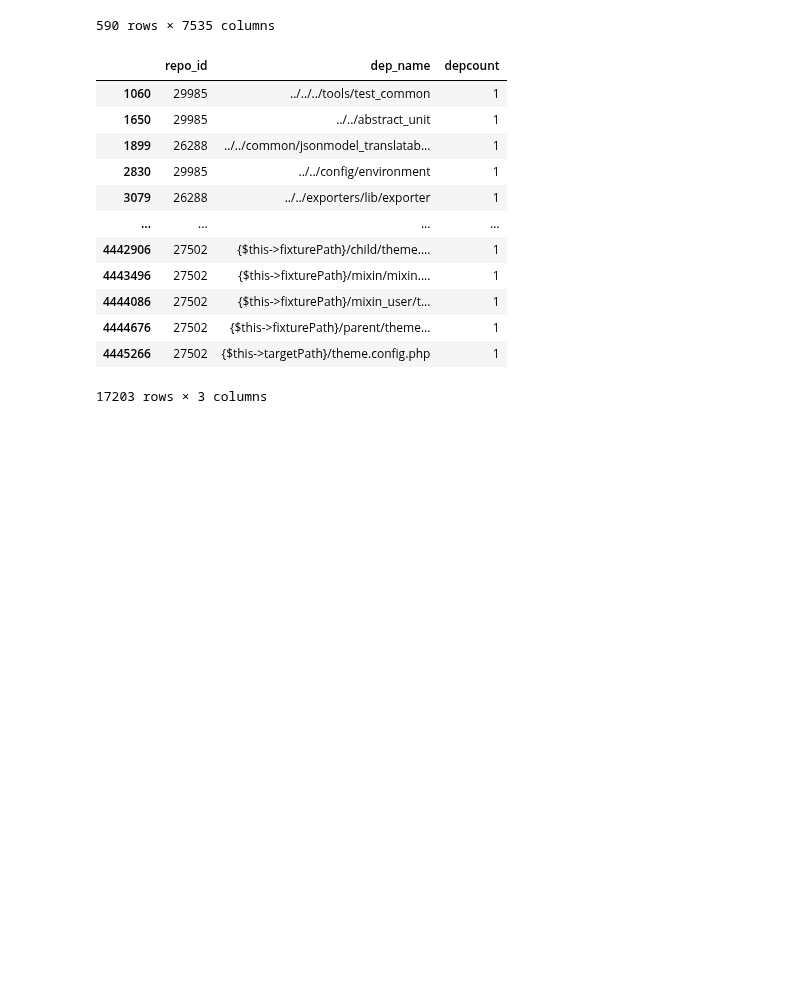
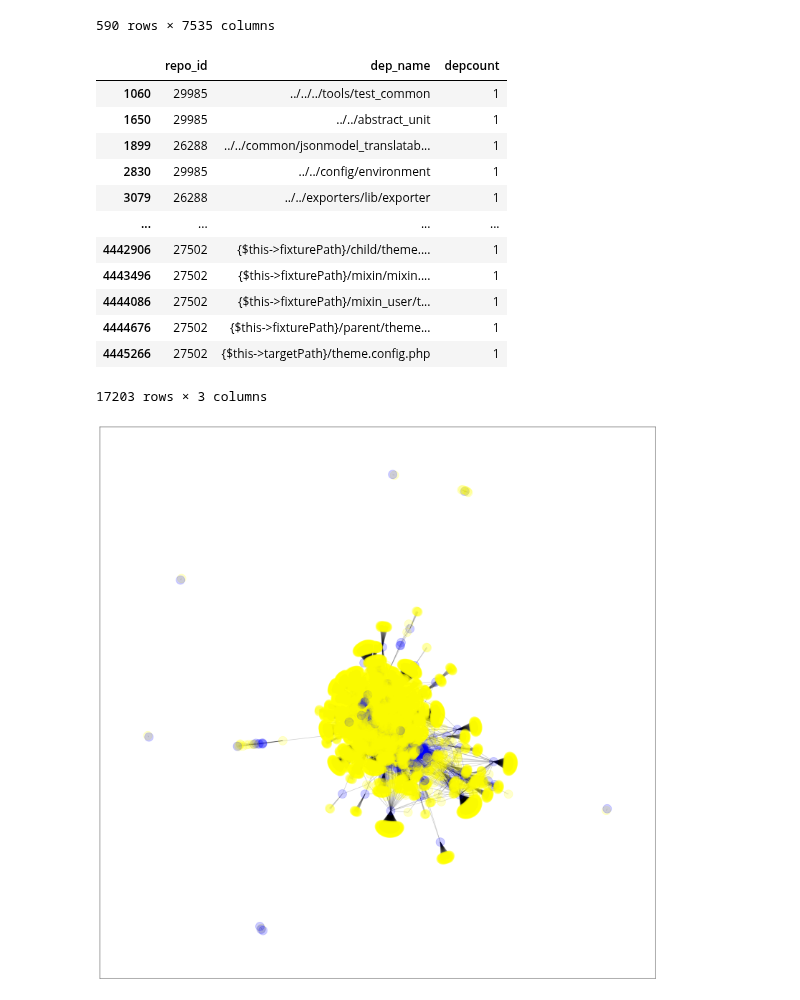
Before and after one commit to oss-aspen/Rappel, a Jupyter notebook: notebooks/graph_analysis/approaches/graph_analysis-dependencies.ipynb, the cells around one changed output. Saved outputs shown, nothing was run; the diff lists cells and outputs as text; code cells hidden in the pictures; blank space fills up the shorter version.

Commit message:
dependency notebook updates to visualization
Signed-off-by: sgoggins <s@goggins.com>

```diff
--- a/notebooks/graph_analysis/approaches/graph_analysis-dependencies.ipynb
+++ b/notebooks/graph_analysis/approaches/graph_analysis-dependencies.ipynb
@@ -147,35 +147,39 @@ df_melted_deps = df_melted_deps[df_melted_deps[df_melted_deps.columns[2]] != 0]
 df_melted_deps = df_melted_deps[df_melted_deps[df_melted_deps.columns[1]] != '']
 
 display(df_melted_deps)
-
+repo_id = df_melted_deps['repo_id'].to_list()
+dep_name = df_melted_deps['dep_name'].to_list()
 G = nx.from_pandas_edgelist(df_melted_deps,
                             source='dep_name',
                             target='repo_id',
                             create_using=nx.MultiGraph())
 
 nodes = G.nodes()
 #display(nodes)
+colors = ['blue' if n in repo_id else 'yellow' for n in nodes]
 
 
-Repo_id = df_melted_deps['repo_id'].to_list()
+repo_id = df_melted_deps['repo_id'].to_list()
 dep_name = df_melted_deps['dep_name'].to_list()
 #colors = ['red' if nodes in repo_id else 'yellow']
 #node_size = [depcount if n in dep_name else 120 if n in nodes]
 
-fig, ax = plt.subplots(figsize=(90,90))
+fig, ax = plt.subplots(figsize=(20,20))
 pos = nx.fruchterman_reingold_layout(G)
-nx.draw_networkx(G, with_labels=False, font_size=14, ax=ax)
+spos = nx.spring_layout(G, pos=pos, k=.4)
+nx.draw_networkx(G, with_labels=False, node_color=colors, pos=spos, alpha=0.2, font_size=14, ax=ax)
 # %% [output]
 |  | repo_id | dep_name | depcount |
 | 1060 | 29985 | ../../../tools/test_common | 1 |
 | 1650 | 29985 | ../../abstract_unit | 1 |
 | 1899 | 26288 | ../../common/jsonmodel_translatab... | 1 |
 | 2830 | 29985 | ../../config/environment | 1 |
 | 3079 | 26288 | ../../exporters/lib/exporter | 1 |
 | ... | ... | ... | ... |
 | 4442906 | 27502 | {$this->fixturePath}/child/theme.... | 1 |
 | 4443496 | 27502 | {$this->fixturePath}/mixin/mixin.... | 1 |
 | 4444086 | 27502 | {$this->fixturePath}/mixin_user/t... | 1 |
 | 4444676 | 27502 | {$this->fixturePath}/parent/theme... | 1 |
 | 4445266 | 27502 | {$this->targetPath}/theme.config.php | 1 |
 17203 rows × 3 columns
+[figure, added]
```
